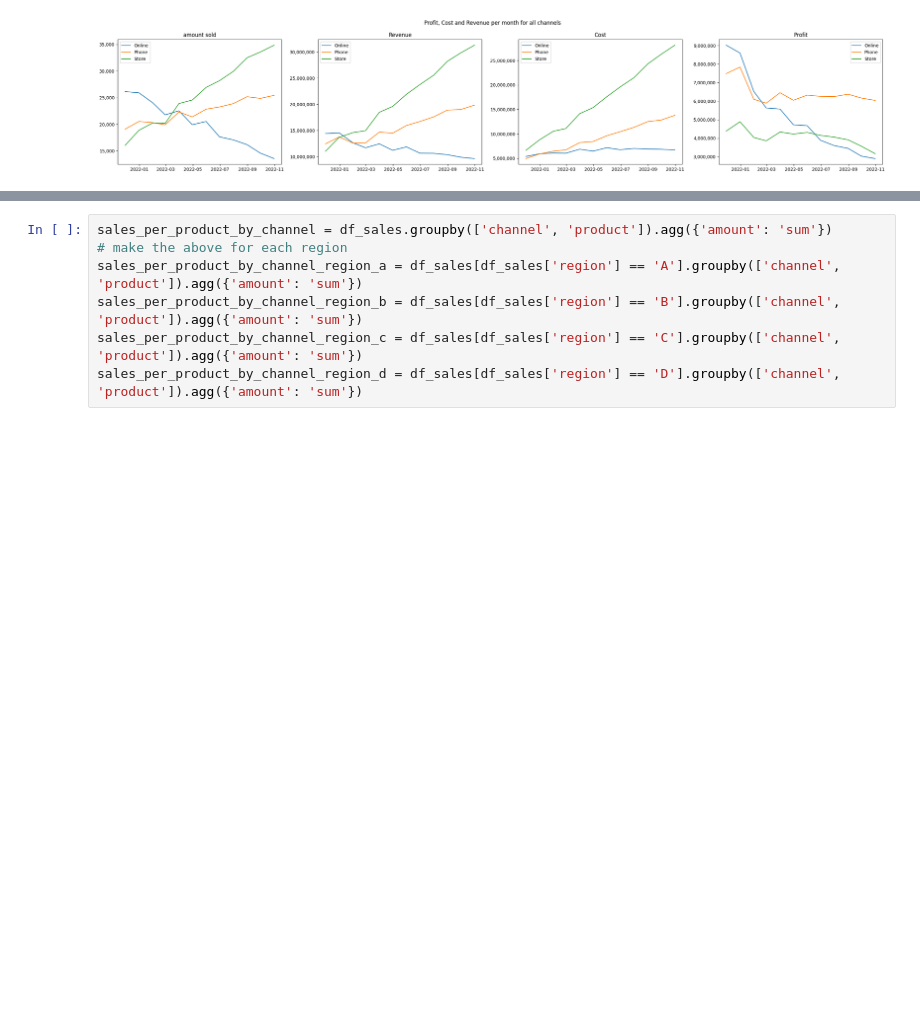
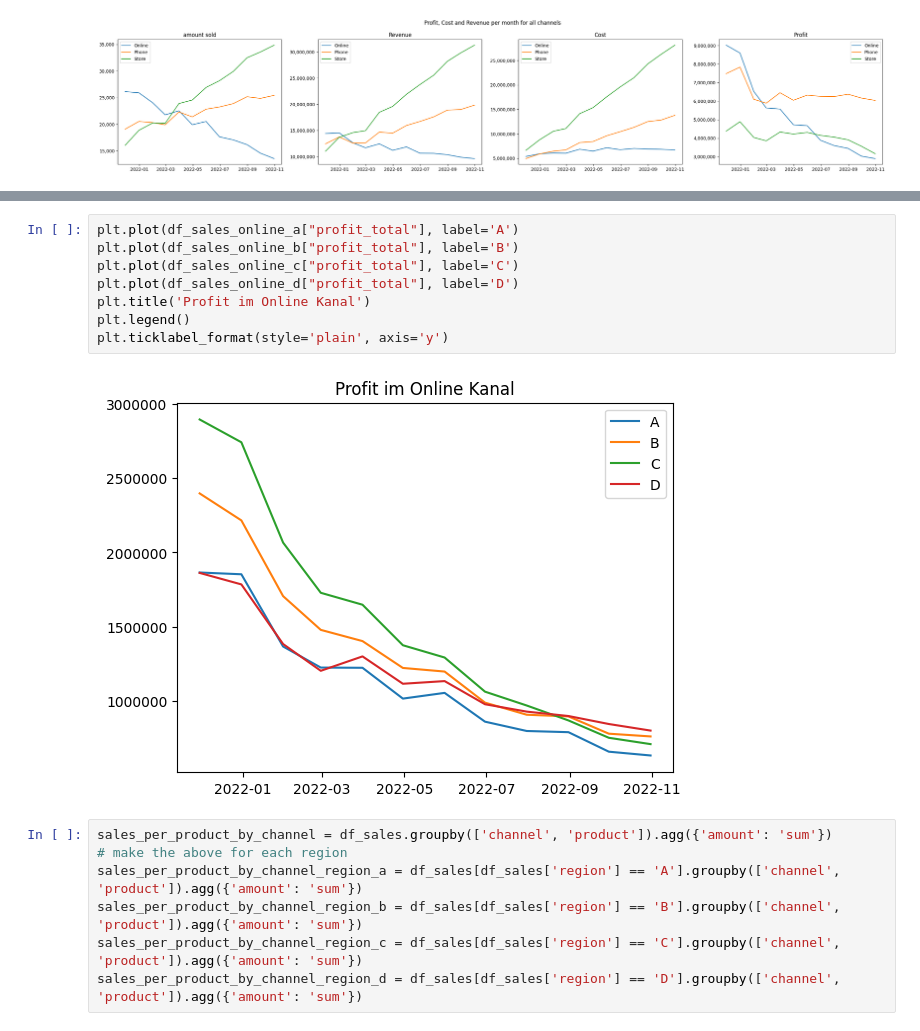
Before and after one commit to AliBenBali/TabletGmbHProjekt, a Jupyter notebook: Analyse_Ali.ipynb, the cells around one changed output, grey strips where cells are left out. Drawn from its saved outputs; the diff is of its cells as text; blank space fills up the shorter version.

```diff
--- a/Analyse_Ali.ipynb
+++ b/Analyse_Ali.ipynb
@@ -1597,3 +1612,13 @@ df_sales_phone
+# %%
+plt.plot(df_sales_online_a["profit_total"], label='A')
+plt.plot(df_sales_online_b["profit_total"], label='B')
+plt.plot(df_sales_online_c["profit_total"], label='C')
+plt.plot(df_sales_online_d["profit_total"], label='D')
+plt.title('Profit im Online Kanal')
+plt.legend()
+plt.ticklabel_format(style='plain', axis='y')
+# %% [output]
+[figure, added]
 # %%
 sales_per_product_by_channel = df_sales.groupby(['channel', 'product']).agg({'amount': 'sum'})
 # make the above for each region
```
Also changed, not shown: parts of 3 cells of this notebook.
